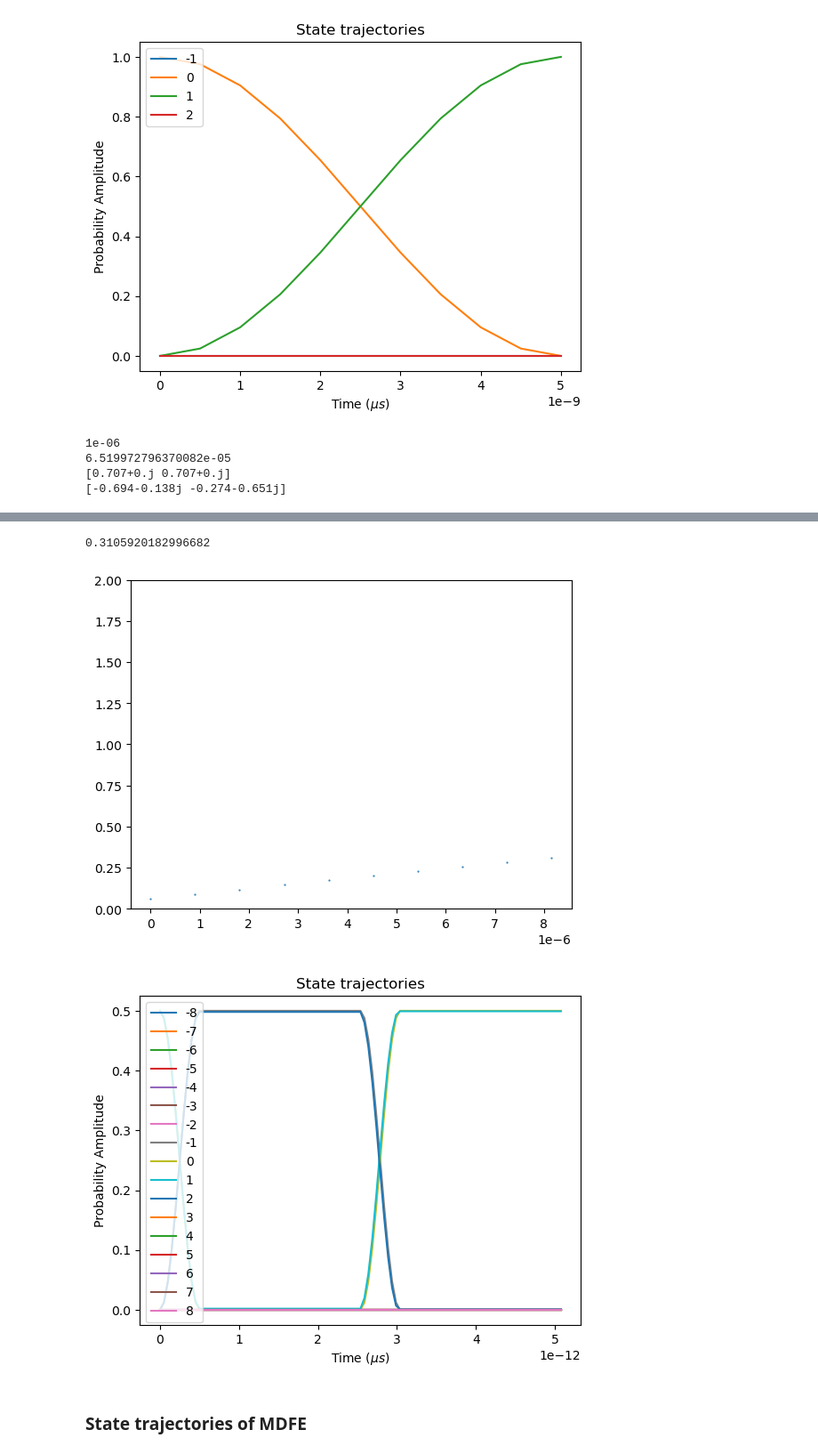
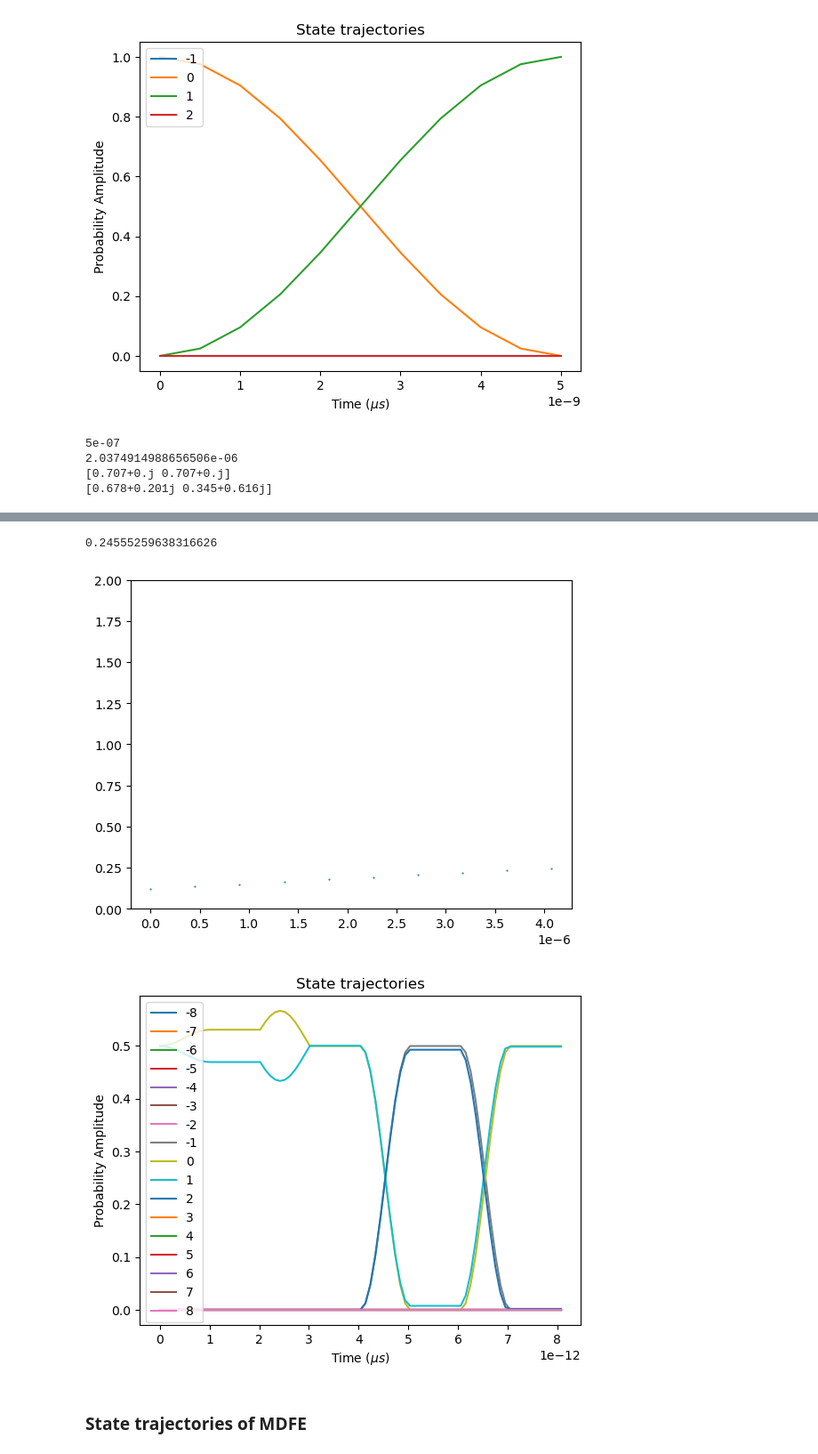
Before and after one commit to tr2g20/simulations, a Jupyter notebook: MDFE_testing.ipynb, the cells around one changed output, grey strips where cells are left out. Shown at 89% size. Saved outputs shown, nothing was run; the diff lists cells and outputs as text; code cells hidden in the pictures.

```diff
--- a/MDFE_testing.ipynb
+++ b/MDFE_testing.ipynb
@@ -67,11 +67,11 @@ p_min = -8
 p_max = 8
 basis = np.arange(p_min, p_max + 1)
 
-rabi_freq = 2*pi*1e6
+rabi_freq = 2*pi*5e5
 rabi_time = 2*pi/rabi_freq
 
 time_steps = 10
-durations = np.linspace(0, pi/(4*dR), 10)
+durations = np.linspace(0, pi/(8*dR), 10)
 atom_phases = np.zeros(len(durations))
 
 indices = [8,9]
@@ -81,8 +81,8 @@ initial_state[indices[0]] = 1
 initial_state[indices[1]] = 1
 initial_state = initial_state/ np.linalg.norm(initial_state)
 
-print(rabi_time)
-print(2*pi/dR)
+print(rabi_time/4)
+print(pi/(16*dR))
 
 for i in range(len(durations)):
     mom_dependent_free_evolution = PulseSequence()
@@ -95,7 +95,7 @@ for i in range(len(durations)):
     freevolve2 = FreeEvolution(laser_det=np.full(time_steps, 0), duration=durations[i]/4)
 
     mom_dependent_free_evolution.add_pulses([
-                                            # up_pulse, freevolve2, up_pulse, freevolve2,
+                                            up_pulse, freevolve2, up_pulse, freevolve2,
                                               down_pulse, freevolve2, down_pulse2, freevolve2,
                                               ])
     # mom_dependent_free_evolution.add_pulses([freevolve2, up_pulse, freevolve2, up_pulse, freevolve2, down_pulse, freevolve2, down_pulse])
@@ -129,14 +129,14 @@ fig, ax = plt.subplots()
 # plt.ylim(0,2)
 
 plot_state_trajectories(ax=ax, wavefunc=np.abs(wave_func)**2, time_array=times, basis=basis)
-plot_bloch(wave_func=wave_func[:,indices[0]:indices[1]+1]*-1)
+b = plot_bloch(wave_func=wave_func[:,indices[0]:indices[1]+1], labels=['$\\left| 1\\right\\rangle$', '$\\left| 2\\right\\rangle$'])
 # plot_state_trajectories(ax=ax, wavefunc=probs, time_array=times, basis=basis)
 
 print(atom_phases[-1]/pi)
-
+# b.fig.savefig('plots/MDFE phase/bloch_sphere_01_phase.pdf', format='pdf', bbox_inches='tight')
 # plt.show()
 # %% [output]
-1e-06
-6.519972796370082e-05
+5e-07
+2.0374914988656506e-06
 [0.707+0.j 0.707+0.j]
-[-0.694-0.138j -0.274-0.651j]
+[0.678+0.201j 0.345+0.616j]
@@ -144,6 +144,6 @@ print(atom_phases[-1]/pi)
-0.3105920182996682
+0.24555259638316626
-[figure, old version]
+[figure, new version]
-[figure, old version]
+[figure, new version]
 # %% [markdown]
 ### State trajectories of MDFE
 # %%
```
Also changed, not shown: parts of 1 cell of this notebook, 7 other files.
